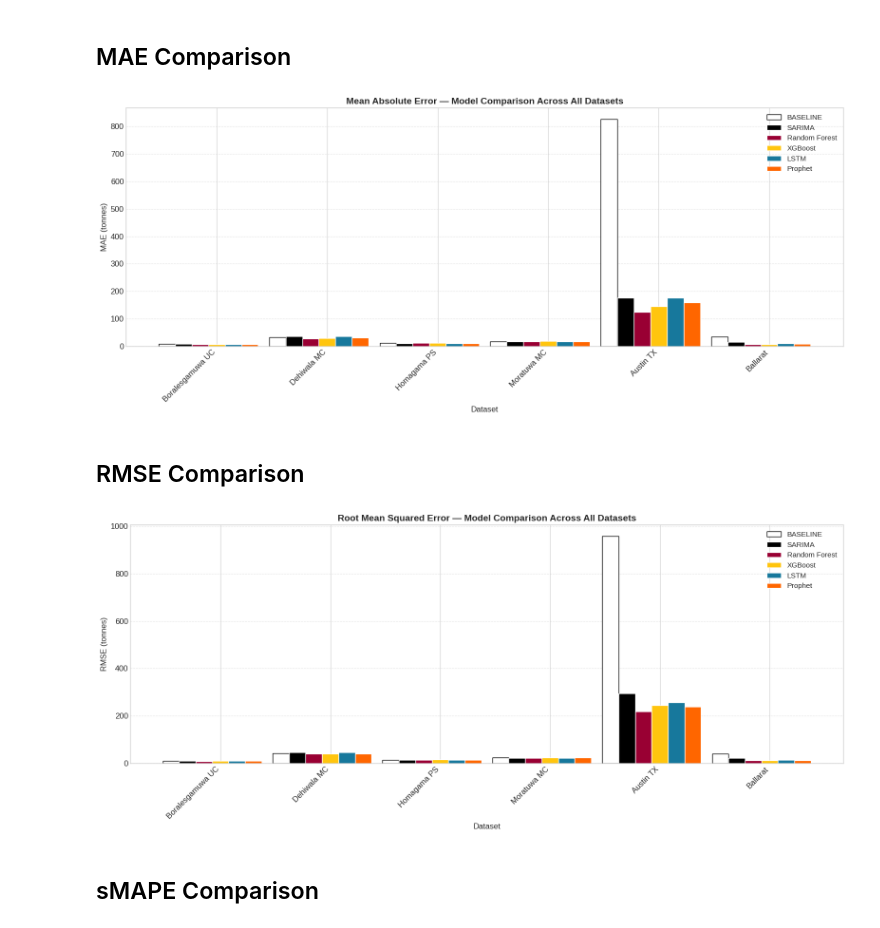
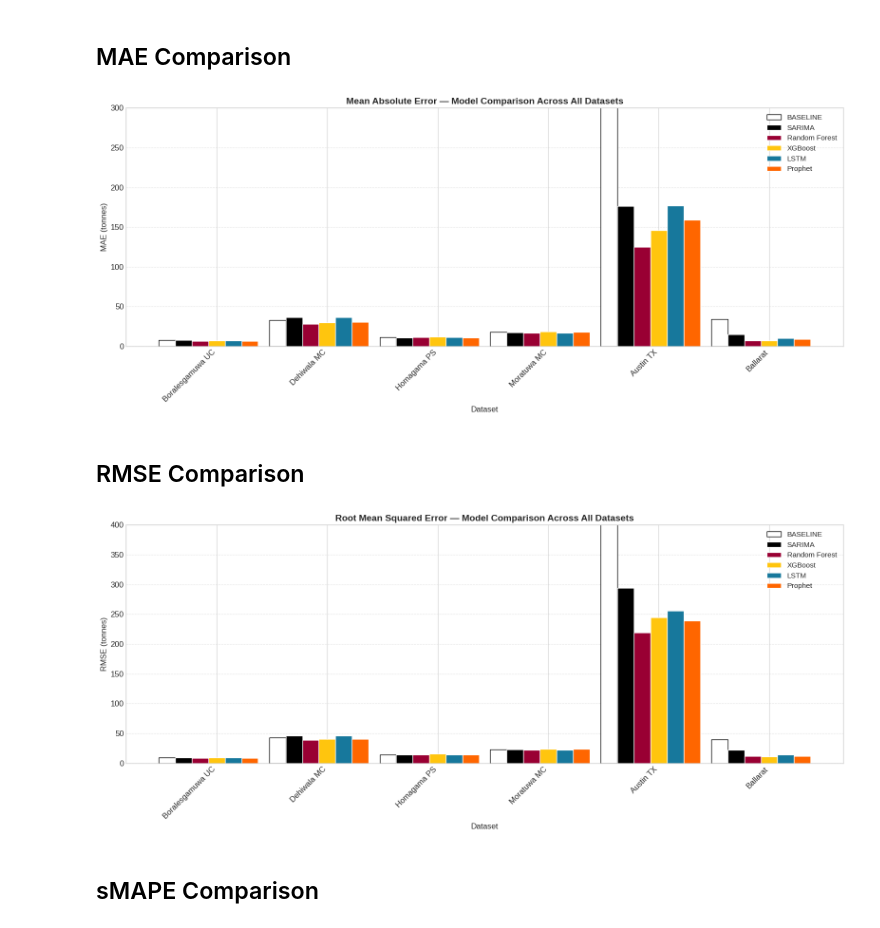
Before and after one commit to Provider02/waste_management, a Jupyter notebook: 04_experiments/result_compairson.ipynb, the cells around one changed output. Saved outputs shown, nothing was run; the diff lists cells and outputs as text; code cells hidden in the pictures.

```diff
--- a/04_experiments/result_compairson.ipynb
+++ b/04_experiments/result_compairson.ipynb
@@ -139,6 +139,7 @@ bars3 = ax.bar(x, xgb_df['mae'], width, label='XGBoost', color='#FFC50E', edgeco
 bars4 = ax.bar(x + width, lstm_df['mae'], width, label='LSTM', color='#17789C', edgecolor='white')
 bars5 = ax.bar(x + 2*width, prophet_df['mae'], width, label='Prophet', color='#FF6600', edgecolor='white')
 
+ax.set_ylim(0, 300)
 ax.set_xlabel('Dataset', fontsize=12)
 ax.set_ylabel('MAE (tonnes)', fontsize=12)
 ax.set_title('Mean Absolute Error — Model Comparison Across All Datasets', fontsize=14, fontweight='bold')
@@ -152,34 +153,35 @@ plt.tight_layout()
 plt.savefig(os.path.join(VIS_DIR, 'comparison_mae_all.png'), dpi=150, bbox_inches='tight')
 plt.show()
 # %% [output]
-[figure, old version]
+[figure, new version]
 # %% [markdown]
 ## RMSE Comparison
 # %%
 # --- Plot RMSE Comparison ---
 fig, ax = plt.subplots(figsize=(16, 7))
 
 bars0 = ax.bar(x - 3*width, baseline_df['rmse'], width, label='BASELINE', color='#FFFFFF', edgecolor='black')
 bars1 = ax.bar(x - 2*width, sarima_df['rmse'], width, label='SARIMA', color='#000000', edgecolor='white')
 bars2 = ax.bar(x - width, rf_df['rmse'], width, label='Random Forest', color='#990033', edgecolor='white')
 bars3 = ax.bar(x, xgb_df['rmse'], width, label='XGBoost', color='#FFC50E', edgecolor='white')
 bars4 = ax.bar(x + width, lstm_df['rmse'], width, label='LSTM', color='#17789C', edgecolor='white')
 bars5 = ax.bar(x + 2*width, prophet_df['rmse'], width, label='Prophet', color='#FF6600', edgecolor='white')
 
+ax.set_ylim(0, 400)
 ax.set_xlabel('Dataset', fontsize=12)
 ax.set_ylabel('RMSE (tonnes)', fontsize=12)
 ax.set_title('Root Mean Squared Error — Model Comparison Across All Datasets', fontsize=14, fontweight='bold')
 ax.set_xticks(x)
 ax.set_xticklabels(short_names, rotation=45, ha='right')
 ax.legend(fontsize=11)
 ax.grid(axis='y', linestyle='--', alpha=0.5)
 
 plt.tight_layout()
 
 plt.savefig(os.path.join(VIS_DIR, 'comparison_rmse_all.png'), dpi=150, bbox_inches='tight')
 plt.show()
 # %% [output]
-[figure, old version]
+[figure, new version]
 # %% [markdown]
 ## sMAPE Comparison
 # %%
```
Also changed, not shown: parts of 2 cells of this notebook, 4 other files.
